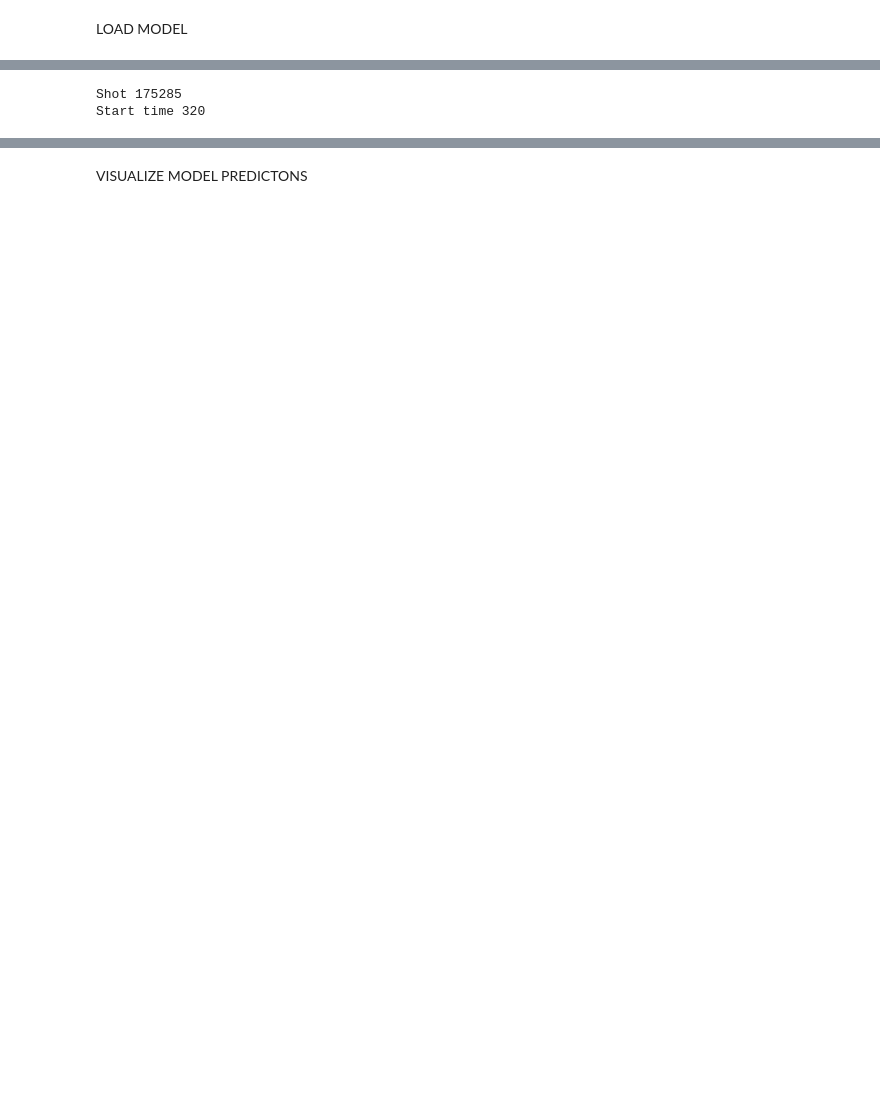
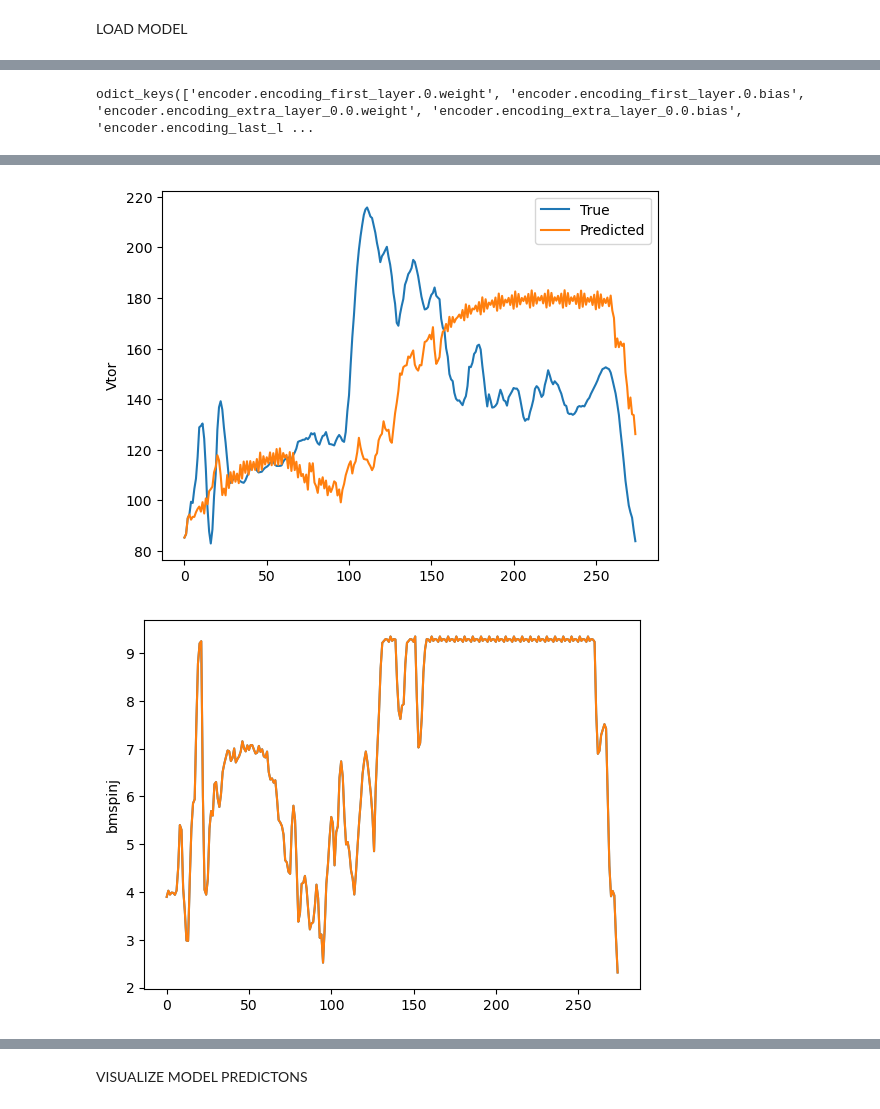
Before and after one commit to PlasmaControl/PlasmaEvolution, a Jupyter notebook: prediction_plotter.ipynb, the cells around one changed output, grey strips where cells are left out. Cells and saved outputs as stored; diff of their text form; code cells hidden in the pictures; blank space fills up the shorter version.

```diff
--- a/prediction_plotter.ipynb
+++ b/prediction_plotter.ipynb
@@ -48,7 +53,44 @@ SELECT SHOT
-# %%
-shot_index = 10
-print(f'Shot {shots[shot_index]}')
-print(f'Start time {start_times[shot_index]}')
-# %% [output]
-Shot 175285
-Start time 320
+# %%
+print(saved_state['model_state_dict'].keys())
+# %% [output]
+odict_keys(['encoder.encoding_first_layer.0.weight', 'encoder.encoding_first_layer.0.bias', 'encoder.encoding_extra_layer_0.0.weight', 'encoder.encoding_extra_layer_0.0.bias', 'encoder.encoding_last_l ...
+# %%
+shot_index = 1
+start_timestep = 0
+print(f'Shot {shots[shot_index]}')
+print(f'Start time {start_times[shot_index]}')
+number_of_timesteps = -1
+actuator_trajectory = get_ml_actuator_trajectory([x_test[shot_index:shot_index+1][0][start_timestep:, :]], profiles, parameters, calculations, actuators, nwarmup=nwarmup, prediction_length=prediction_length)
+warmup_profiles, warmup_parameters = get_ml_profile_warmup([x_test[shot_index:shot_index+1][0][start_timestep:, :]], profiles, parameters, calculations, actuators, recorded_profiles=profiles, recorded_parameters=parameters, nwarmup=nwarmup)
+true_profiles, true_params = get_ml_truth([y_test[shot_index:shot_index+1][0][start_timestep:, :]], profiles, parameters, calculations, nwarmup=nwarmup, prediction_length=-1)
+predicted_profiles, predicted_params = get_ml_predictions([x_test[shot_index:shot_index+1][0][start_timestep:, :]], [y_test[shot_index:shot_index+1][0][start_timestep:, :]],
+                profiles, parameters, calculations, actuators,
+                considered_models=considered_model,
+                recorded_profiles=profiles,
+                recorded_actuators=actuators,
+                recorded_parameters=parameters,
+                prediction_length=-1,nwarmup=3,
+                use_fancy_normalization=False,
+                bucket_size=10000)
+combined_true_profiles = np.concatenate((warmup_profiles, true_profiles), axis=2)
+combined_predicted_profiles = np.concatenate((warmup_profiles, predicted_profiles), axis=2)
+combined_true_params = np.concatenate((warmup_parameters, true_params), axis=2)
+combined_predicted_params = np.concatenate((warmup_parameters, predicted_params), axis=2)
+for i, parameter in enumerate(parameters):
+    plt.plot(combined_true_params[0, i, :], label='True')
+    plt.plot(combined_predicted_params[0, i, :], label='Predicted')
+    plt.ylabel(parameter)
+    plt.legend()
+    plt.show()
+for i, profile in enumerate(profiles):
+    plt.plot(combined_true_profiles[0, i, :number_of_timesteps, 0], label='True')
+    plt.plot(combined_predicted_profiles[0, i, :number_of_timesteps, 0], label='Predicted')
+    plt.legend()
+    plt.ylabel(profile)
+    plt.show()
+for i, actuator in enumerate(actuators):
+    plt.plot(actuator_trajectory[0, i, :])
+    plt.plot(actuator_trajectory[0, i, :])
+    plt.ylabel(actuator)
+    plt.show()
+# %% [output]
@@ -54,0 +101,2 @@ Start time 320
+[figure, added]
+[figure, added]
```
Also changed, not shown: parts of 16 cells of this notebook.
